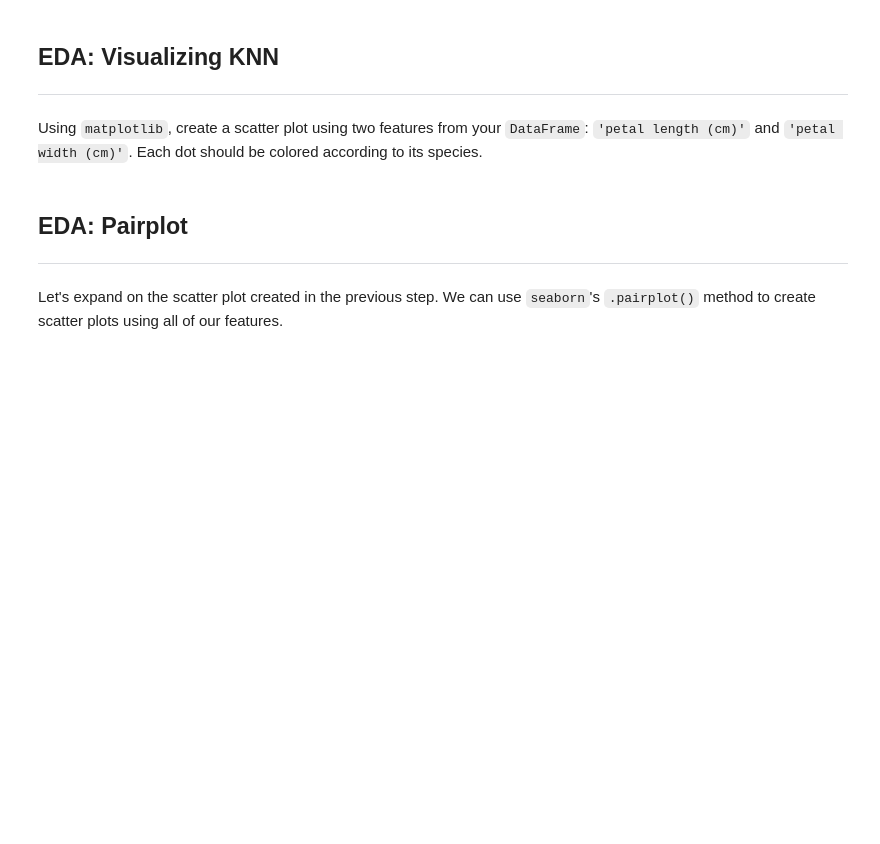
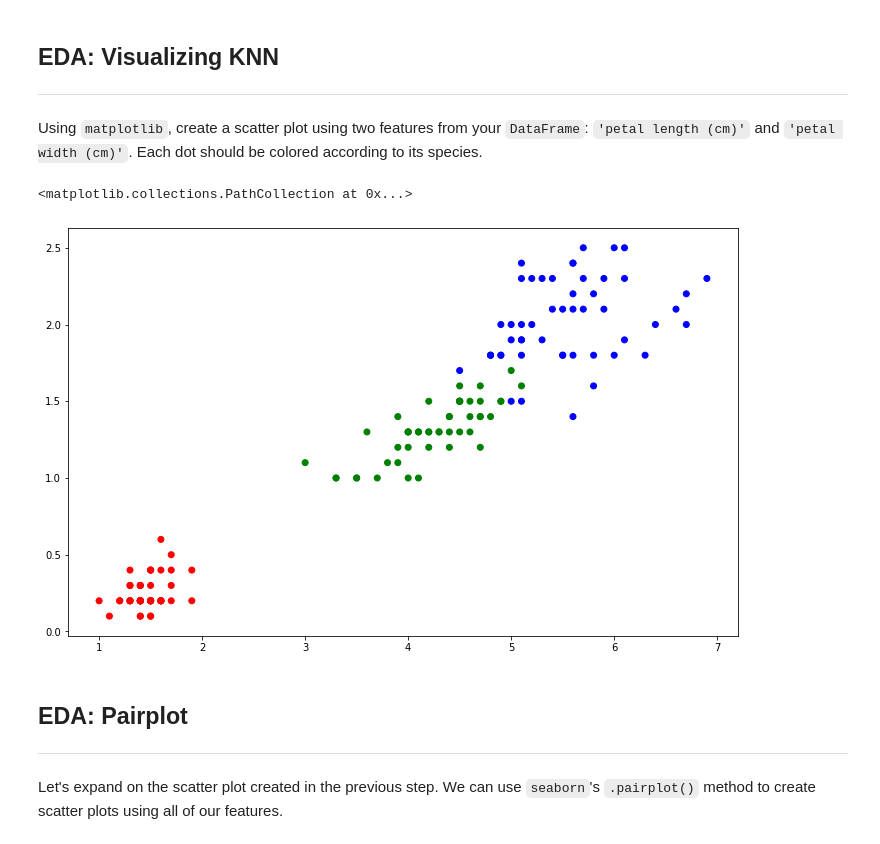
Before and after one commit to persocom01/GA-lessons, a Jupyter notebook: 4.02-lesson-knn/starter-code.ipynb, the cells around one changed output. Saved outputs shown, nothing was run; the diff lists cells and outputs as text; code cells hidden in the pictures; blank space fills up the shorter version.

````diff
--- a/4.02-lesson-knn/starter-code.ipynb
+++ b/4.02-lesson-knn/starter-code.ipynb
@@ -97,6 +109,8 @@ Most `sklearn` datasets can be ran as follows:
 ```python
 data = load_iris()
 ```
+# %%
+data = skds.load_iris()
 # %% [markdown]
 ## `load_iris()` properties
 ---
@@ -109,6 +123,10 @@ The `data` variable has several important properties you'll need to be familiar
 # %% [markdown]
 ## Challenge: Create a `pandas` DataFrame from `load_iris()`
 ---
+# %%
+df = pd.DataFrame(data.data, columns=data.feature_names)
+# %%
+df['species'] = data.target
 # %% [markdown]
 ## Data Cleaning
 ---
@@ -121,6 +157,16 @@ Let's see if our `DataFrame` requires any cleaning. In the cells below:
 ---
 
 Using `matplotlib`, create a scatter plot using two features from your `DataFrame`: `'petal length (cm)'` and `'petal width (cm)'`. Each dot should be colored according to its species.
+# %%
+colors = ['r', 'g', 'b']
+color_series = df['species'].map(lambda s: colors[s])
+# %%
+fig, ax = plt.subplots(figsize=(12, 7.5))
+
+ax.scatter(df['petal length (cm)'], df['petal width (cm)'], c=color_series)
+# %% [output]
+<matplotlib.collections.PathCollection at 0x...>
+[figure, added]
 # %% [markdown]
 ## EDA: Pairplot
 ---
````
Also changed, not shown: parts of 15 cells of this notebook, 7 other files.
